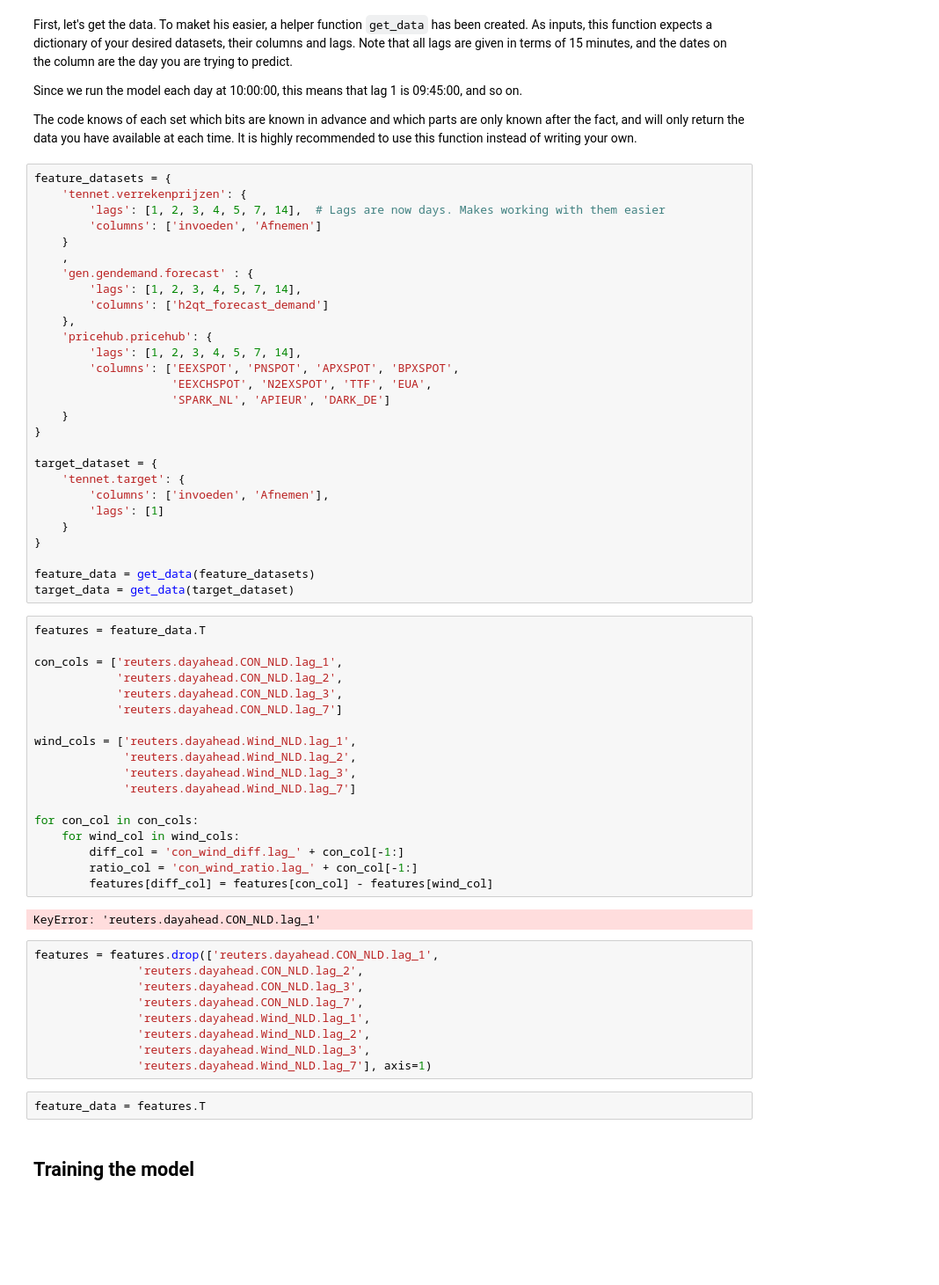
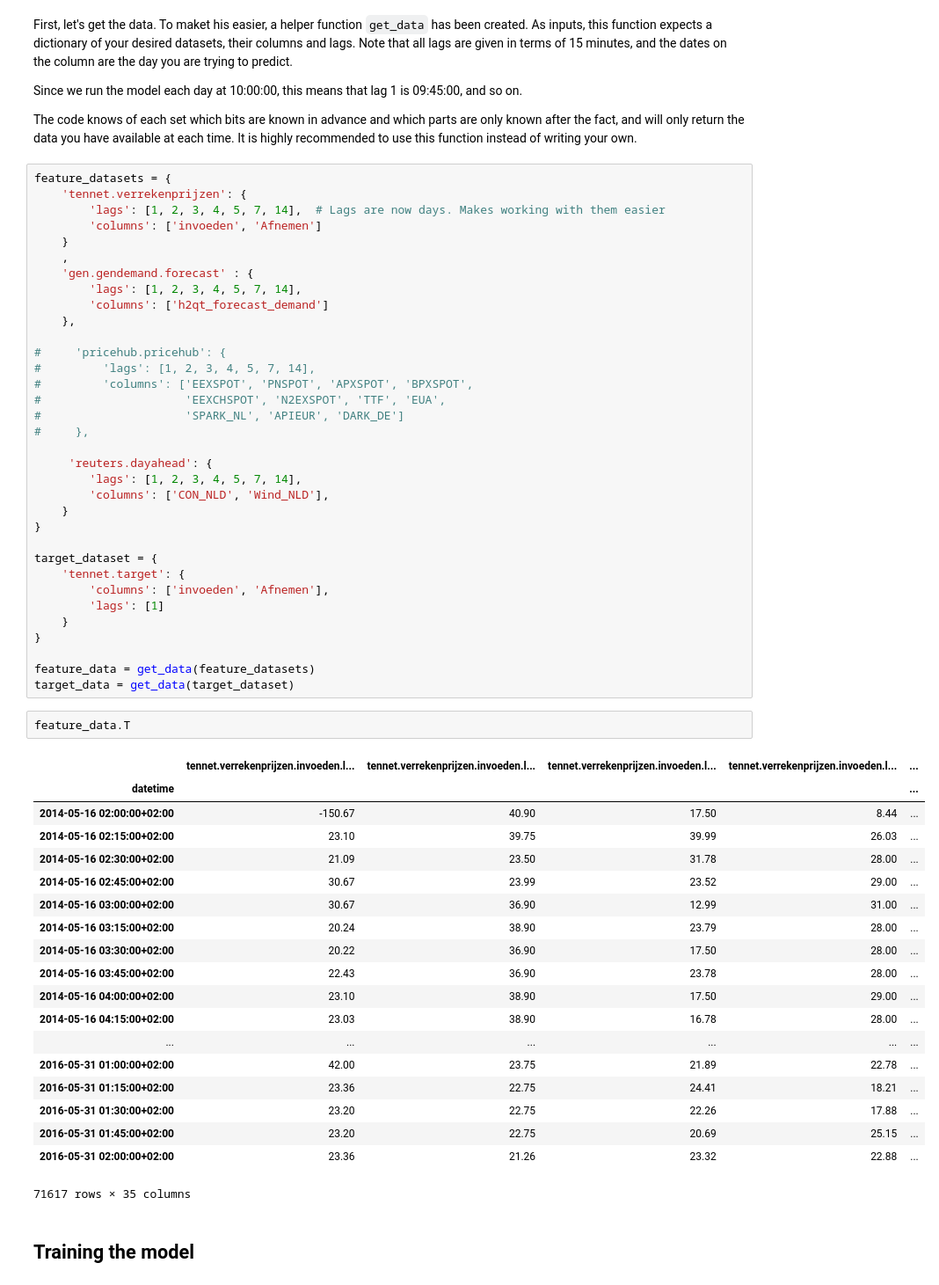
Before and after one commit to creativedutchmen/honkeyponkey, a Jupyter notebook: notebooks/hackaton_basic_example.ipynb, the cells around one changed output. Shown at 88% size. Drawn from its saved outputs; the diff is of its cells as text; blank space fills up the shorter version.

```diff
--- a/notebooks/hackaton_basic_example.ipynb
+++ b/notebooks/hackaton_basic_example.ipynb
@@ -26,11 +26,17 @@ feature_datasets = {
         'lags': [1, 2, 3, 4, 5, 7, 14],
         'columns': ['h2qt_forecast_demand']
     },
-    'pricehub.pricehub': {
+
+#     'pricehub.pricehub': {
+#         'lags': [1, 2, 3, 4, 5, 7, 14],
+#         'columns': ['EEXSPOT', 'PNSPOT', 'APXSPOT', 'BPXSPOT',
+#                     'EEXCHSPOT', 'N2EXSPOT', 'TTF', 'EUA',
+#                     'SPARK_NL', 'APIEUR', 'DARK_DE']
+#     },
+
+     'reuters.dayahead': {
         'lags': [1, 2, 3, 4, 5, 7, 14],
-        'columns': ['EEXSPOT', 'PNSPOT', 'APXSPOT', 'BPXSPOT',
-                    'EEXCHSPOT', 'N2EXSPOT', 'TTF', 'EUA',
-                    'SPARK_NL', 'APIEUR', 'DARK_DE']
+        'columns': ['CON_NLD', 'Wind_NLD'],
     }
 }
 
@@ -43,37 +49,28 @@ target_dataset = {
 
 feature_data = get_data(feature_datasets)
 target_data = get_data(target_dataset)
-# %%
-features = feature_data.T
-
-con_cols = ['reuters.dayahead.CON_NLD.lag_1',
-            'reuters.dayahead.CON_NLD.lag_2',
-            'reuters.dayahead.CON_NLD.lag_3',
-            'reuters.dayahead.CON_NLD.lag_7']
-
-wind_cols = ['reuters.dayahead.Wind_NLD.lag_1',
-             'reuters.dayahead.Wind_NLD.lag_2',
-             'reuters.dayahead.Wind_NLD.lag_3',
-             'reuters.dayahead.Wind_NLD.lag_7']
-
-for con_col in con_cols:
-    for wind_col in wind_cols:
-        diff_col = 'con_wind_diff.lag_' + con_col[-1:]
-        ratio_col = 'con_wind_ratio.lag_' + con_col[-1:]
-        features[diff_col] = features[con_col] - features[wind_col]
-# %% [output]
-KeyError: 'reuters.dayahead.CON_NLD.lag_1'
-# %%
-features = features.drop(['reuters.dayahead.CON_NLD.lag_1',
-               'reuters.dayahead.CON_NLD.lag_2',
-               'reuters.dayahead.CON_NLD.lag_3',
-               'reuters.dayahead.CON_NLD.lag_7',
-               'reuters.dayahead.Wind_NLD.lag_1',
-               'reuters.dayahead.Wind_NLD.lag_2',
-               'reuters.dayahead.Wind_NLD.lag_3',
-               'reuters.dayahead.Wind_NLD.lag_7'], axis=1)
 # %%
-feature_data = features.T
+feature_data.T
+# %% [output]
+|  | tennet.verrekenprijzen.invoeden.l... | tennet.verrekenprijzen.invoeden.l... | tennet.verrekenprijzen.invoeden.l... | tennet.verrekenprijzen.invoeden.l... | ... |
+| datetime |  |  |  |  | ... |
+| 2014-05-16 02:00:00+02:00 | -150.67 | 40.90 | 17.50 | 8.44 | ... |
+| 2014-05-16 02:15:00+02:00 | 23.10 | 39.75 | 39.99 | 26.03 | ... |
+| 2014-05-16 02:30:00+02:00 | 21.09 | 23.50 | 31.78 | 28.00 | ... |
+| 2014-05-16 02:45:00+02:00 | 30.67 | 23.99 | 23.52 | 29.00 | ... |
+| 2014-05-16 03:00:00+02:00 | 30.67 | 36.90 | 12.99 | 31.00 | ... |
+| 2014-05-16 03:15:00+02:00 | 20.24 | 38.90 | 23.79 | 28.00 | ... |
+| 2014-05-16 03:30:00+02:00 | 20.22 | 36.90 | 17.50 | 28.00 | ... |
+| 2014-05-16 03:45:00+02:00 | 22.43 | 36.90 | 23.78 | 28.00 | ... |
+| 2014-05-16 04:00:00+02:00 | 23.10 | 38.90 | 17.50 | 29.00 | ... |
+| 2014-05-16 04:15:00+02:00 | 23.03 | 38.90 | 16.78 | 28.00 | ... |
+| ... | ... | ... | ... | ... | ... |
+| 2016-05-31 01:00:00+02:00 | 42.00 | 23.75 | 21.89 | 22.78 | ... |
+| 2016-05-31 01:15:00+02:00 | 23.36 | 22.75 | 24.41 | 18.21 | ... |
+| 2016-05-31 01:30:00+02:00 | 23.20 | 22.75 | 22.26 | 17.88 | ... |
+| 2016-05-31 01:45:00+02:00 | 23.20 | 22.75 | 20.69 | 25.15 | ... |
+| 2016-05-31 02:00:00+02:00 | 23.36 | 21.26 | 23.32 | 22.88 | ... |
+71617 rows × 35 columns
 # %% [markdown]
 ## Training the model
 # %%
```
Also changed, not shown: parts of 9 cells of this notebook.
